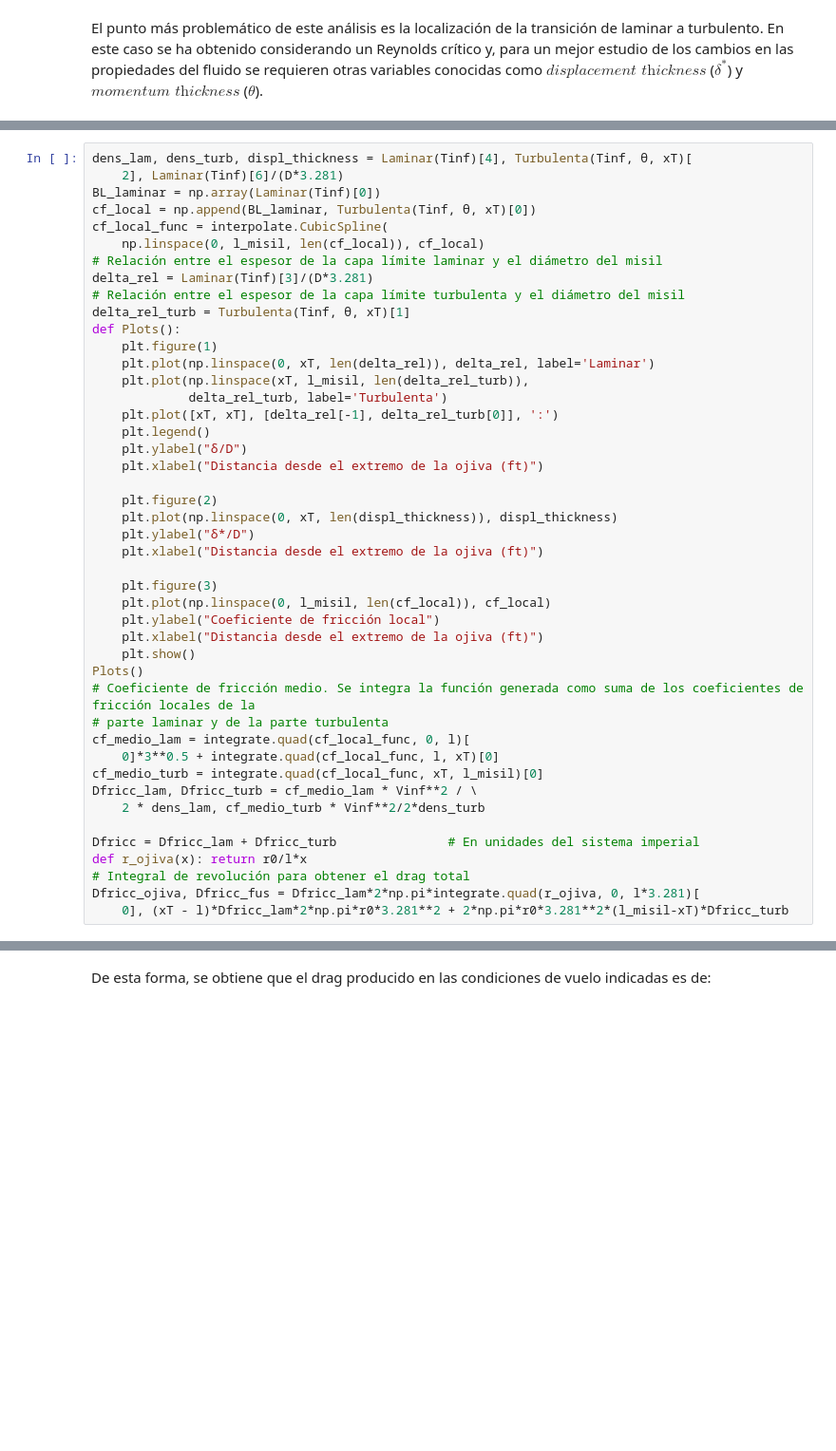
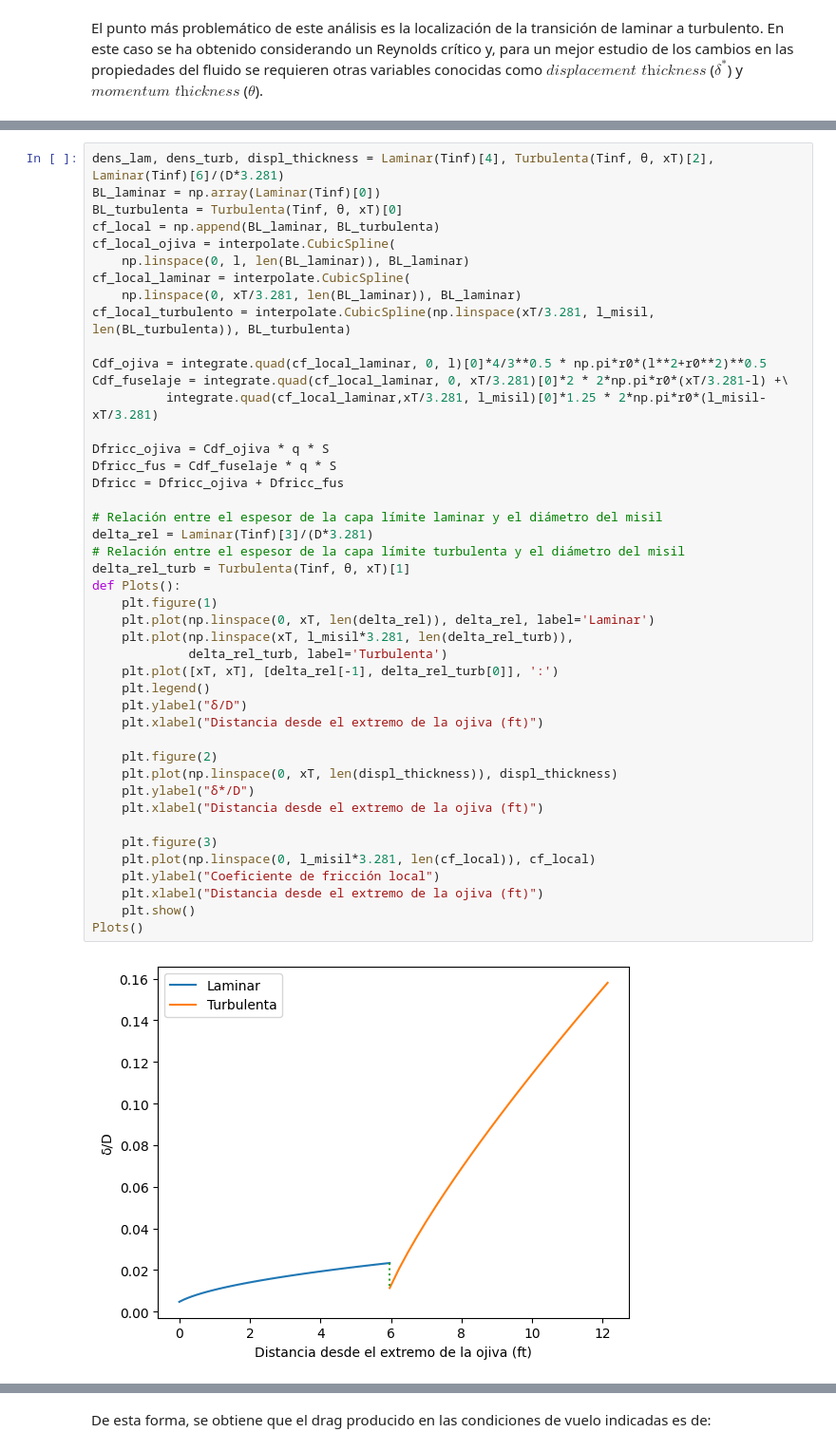
Before and after one commit to GuillermoPM/MisilesAeroULE, a Jupyter notebook: Misil.ipynb, the cells around one changed output, grey strips where cells are left out. Shown: that part at 95% size. Saved outputs shown, nothing was run; the diff lists cells and outputs as text; blank space fills up the shorter version.

Commit message:
Revisar Drag

```diff
--- a/Misil.ipynb
+++ b/Misil.ipynb
@@ -232,45 +231,46 @@ El punto más problemático de este análisis es la localización de la transici
 # %%
-dens_lam, dens_turb, displ_thickness = Laminar(Tinf)[4], Turbulenta(Tinf, θ, xT)[
-    2], Laminar(Tinf)[6]/(D*3.281)
+dens_lam, dens_turb, displ_thickness = Laminar(Tinf)[4], Turbulenta(Tinf, θ, xT)[2], Laminar(Tinf)[6]/(D*3.281)
 BL_laminar = np.array(Laminar(Tinf)[0])
-cf_local = np.append(BL_laminar, Turbulenta(Tinf, θ, xT)[0])
-cf_local_func = interpolate.CubicSpline(
-	np.linspace(0, l_misil, len(cf_local)), cf_local)
+BL_turbulenta = Turbulenta(Tinf, θ, xT)[0]
+cf_local = np.append(BL_laminar, BL_turbulenta)
+cf_local_ojiva = interpolate.CubicSpline(
+	np.linspace(0, l, len(BL_laminar)), BL_laminar)
+cf_local_laminar = interpolate.CubicSpline(
+	np.linspace(0, xT/3.281, len(BL_laminar)), BL_laminar)
+cf_local_turbulento = interpolate.CubicSpline(np.linspace(xT/3.281, l_misil, len(BL_turbulenta)), BL_turbulenta)
+
+Cdf_ojiva = integrate.quad(cf_local_laminar, 0, l)[0]*4/3**0.5 * np.pi*r0*(l**2+r0**2)**0.5
+Cdf_fuselaje = integrate.quad(cf_local_laminar, 0, xT/3.281)[0]*2 * 2*np.pi*r0*(xT/3.281-l) +\
+		  integrate.quad(cf_local_laminar,xT/3.281, l_misil)[0]*1.25 * 2*np.pi*r0*(l_misil-xT/3.281)
+
+Dfricc_ojiva = Cdf_ojiva * q * S
+Dfricc_fus = Cdf_fuselaje * q * S
+Dfricc = Dfricc_ojiva + Dfricc_fus
+
 # Relación entre el espesor de la capa límite laminar y el diámetro del misil
 delta_rel = Laminar(Tinf)[3]/(D*3.281)
 # Relación entre el espesor de la capa límite turbulenta y el diámetro del misil
 delta_rel_turb = Turbulenta(Tinf, θ, xT)[1]
 def Plots():
 	plt.figure(1)
 	plt.plot(np.linspace(0, xT, len(delta_rel)), delta_rel, label='Laminar')
-	plt.plot(np.linspace(xT, l_misil, len(delta_rel_turb)),
+	plt.plot(np.linspace(xT, l_misil*3.281, len(delta_rel_turb)),
 	         delta_rel_turb, label='Turbulenta')
 	plt.plot([xT, xT], [delta_rel[-1], delta_rel_turb[0]], ':')
 	plt.legend()
 	plt.ylabel("δ/D")
 	plt.xlabel("Distancia desde el extremo de la ojiva (ft)")
 
 	plt.figure(2)
 	plt.plot(np.linspace(0, xT, len(displ_thickness)), displ_thickness)
 	plt.ylabel("δ*/D")
 	plt.xlabel("Distancia desde el extremo de la ojiva (ft)")
 
 	plt.figure(3)
-	plt.plot(np.linspace(0, l_misil, len(cf_local)), cf_local)
+	plt.plot(np.linspace(0, l_misil*3.281, len(cf_local)), cf_local)
 	plt.ylabel("Coeficiente de fricción local")
 	plt.xlabel("Distancia desde el extremo de la ojiva (ft)")
 	plt.show()
 Plots()
-# Coeficiente de fricción medio. Se integra la función generada como suma de los coeficientes de fricción locales de la
-# parte laminar y de la parte turbulenta
-cf_medio_lam = integrate.quad(cf_local_func, 0, l)[
-    0]*3**0.5 + integrate.quad(cf_local_func, l, xT)[0]
-cf_medio_turb = integrate.quad(cf_local_func, xT, l_misil)[0]
-Dfricc_lam, Dfricc_turb = cf_medio_lam * Vinf**2 / \
-	2 * dens_lam, cf_medio_turb * Vinf**2/2*dens_turb
-
-Dfricc = Dfricc_lam + Dfricc_turb				# En unidades del sistema imperial
-def r_ojiva(x): return r0/l*x
-# Integral de revolución para obtener el drag total
-Dfricc_ojiva, Dfricc_fus = Dfricc_lam*2*np.pi*integrate.quad(r_ojiva, 0, l*3.281)[
-    0], (xT - l)*Dfricc_lam*2*np.pi*r0*3.281**2 + 2*np.pi*r0*3.281**2*(l_misil-xT)*Dfricc_turb
+# %% [output]
+[figure, added]
```
Also changed, not shown: parts of 12 cells of this notebook.
